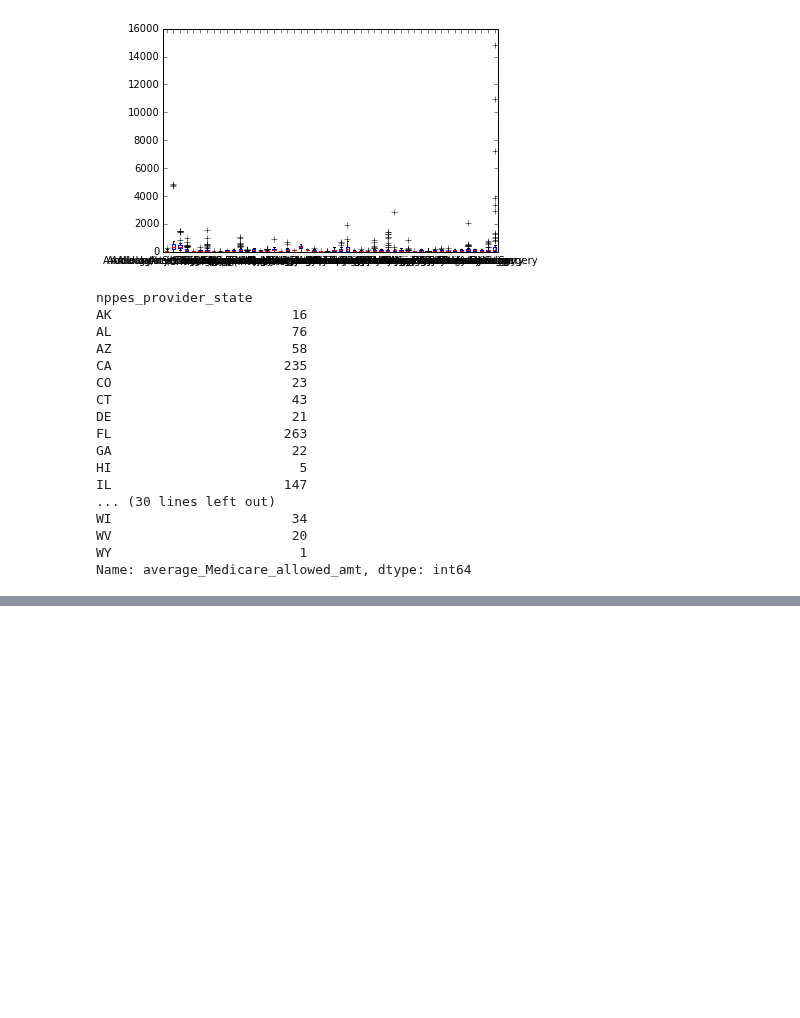
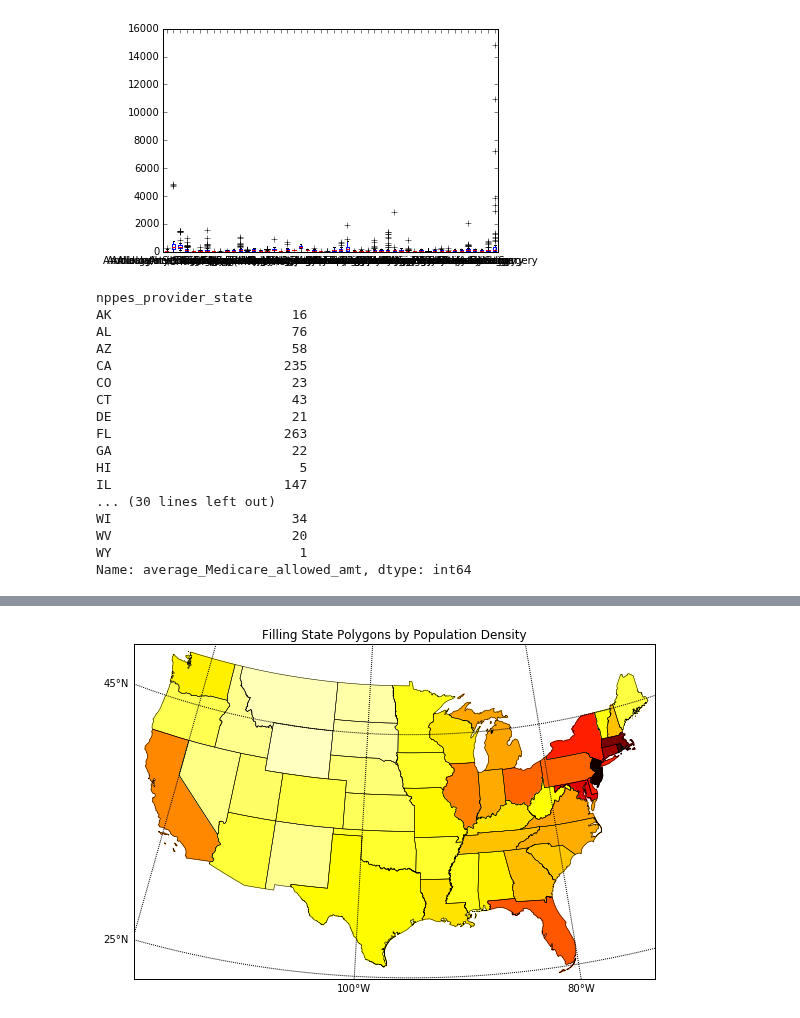
Before and after one commit to Chuphay/school, a Jupyter notebook: dviz/small.ipynb, the cells around one changed output, grey strips where cells are left out. Drawn from its saved outputs; the diff is of its cells as text; code cells hidden in the pictures; blank space fills up the shorter version.

Commit message:
data viz project coming along

```diff
--- a/dviz/small.ipynb
+++ b/dviz/small.ipynb
@@ -267,0 +286,99 @@ WY 582658 0.171627266767
+# %%
+from mpl_toolkits.basemap import Basemap
+#see http://matplotlib.org/basemap/
+# see also http://matplotlib.org/basemap/users/examples.html
+#
+from matplotlib.colors import rgb2hex
+figure(figsize=(12,6))
+# Lambert Conformal map of lower 48 states.
+m = Basemap(llcrnrlon=-119,llcrnrlat=22,urcrnrlon=-64,urcrnrlat=49,
+projection='lcc',lat_1=33,lat_2=45,lon_0=-95)
+# draw state boundaries.
+# data from U.S Census Bureau
+#http://www.census.gov/geo/cob/bdy/st/st90shp/st99_d90_shp.zip
+#http://www.census.gov/geo/www/cob/st1990.html
+shp_info = m.readshapefile('st99_d90','states',drawbounds=True)
+# population density by state from
+# http://en.wikipedia.org/wiki/List_of_U.S._states_by_population_density
+
+popdensity = {
+'New Jersey': 438.00,
+'Rhode Island': 387.35,
+'Massachusetts': 312.68,
+'Connecticut': 271.40,
+'Maryland': 209.23,
+'New York': 155.18,
+'Delaware': 154.87,
+'Florida': 114.43,
+'Ohio': 107.05,
+'Pennsylvania': 105.80,
+'Illinois': 86.27,
+'California': 83.85,
+'Hawaii': 72.83,
+'Virginia': 69.03,
+'Michigan': 67.55,
+'Indiana': 65.46,
+'North Carolina': 63.80,
+'Georgia': 54.59,
+'Tennessee': 53.29,
+'New Hampshire': 53.20,
+'South Carolina': 51.45,
+'Louisiana': 39.61,
+'Kentucky': 39.28,
+'Wisconsin': 38.13,
+'Washington': 34.20,
+'Alabama': 33.84,
+'Missouri': 31.36,
+'Texas': 30.75,
+'West Virginia': 29.00,
+'Vermont': 25.41,
+'Minnesota': 23.86,
+'Mississippi': 23.42,
+'Iowa': 20.22,
+'Arkansas': 19.82,
+'Oklahoma': 19.40,
+'Arizona': 17.43,
+'Colorado': 16.01,
+'Maine': 15.95,
+'Oregon': 13.76,
+'Kansas': 12.69,
+'Utah': 10.50,
+'Nebraska': 8.60,
+'Nevada': 7.03,
+'Idaho': 6.04,
+'New Mexico': 5.79,
+'South Dakota': 3.84,
+'North Dakota': 3.59,
+'Montana': 2.39,
+'Wyoming': 1.96,
+'Alaska': 0.42}
+##print shp_info
+# choose a color for each state based on population density.
+colors={}
+statenames=[]
+cmap = cm.hot # use 'hot' colormap  #try jet! or cool or winter,
+# see http://www.scipy.org/Cookbook/Matplotlib/Show_colormaps
+vmin = 0; vmax = 450 # set range.
+##print len(m.states_info),m.states_info[0].keys()
+for shapedict in m.states_info:
+  statename = shapedict['NAME']
+  if statename != 'District of Columbia': # skip DC, it's not a state!
+    pop = popdensity[statename]
+    # calling colormap with value between 0 and 1 returns
+    # rgba value. Invert color range (hot colors are high
+    # population), take sqrt root to spread out colors more.
+    colors[statename] = cmap(1.-math.sqrt((pop-vmin)/(vmax-vmin)))[:3]
+  statenames.append(statename)
+# cycle through state names, color each one.
+for nshape,seg in enumerate(m.states):
+  xx,yy = zip(*seg)
+  if statenames[nshape] != 'District of Columbia': # skip DC
+     color = rgb2hex(colors[statenames[nshape]])
+     fill(xx,yy,color,edgecolor=color)
+# draw meridians and parallels.
+m.drawparallels(arange(25,65,20),labels=[1,0,0,0])
+m.drawmeridians(arange(-120,-40,20),labels=[0,0,0,1])
+title('Filling State Polygons by Population Density')
+None
+# %% [output]
+[figure, added]
```
Also changed, not shown: parts of 7 cells of this notebook, 6 other files.
